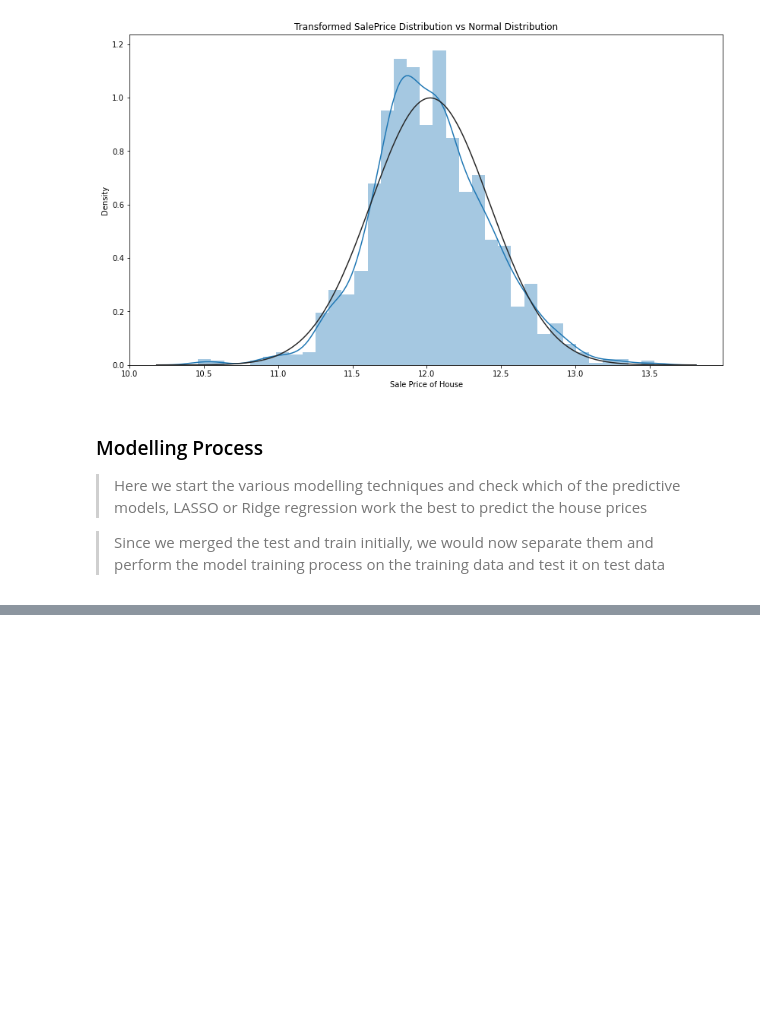
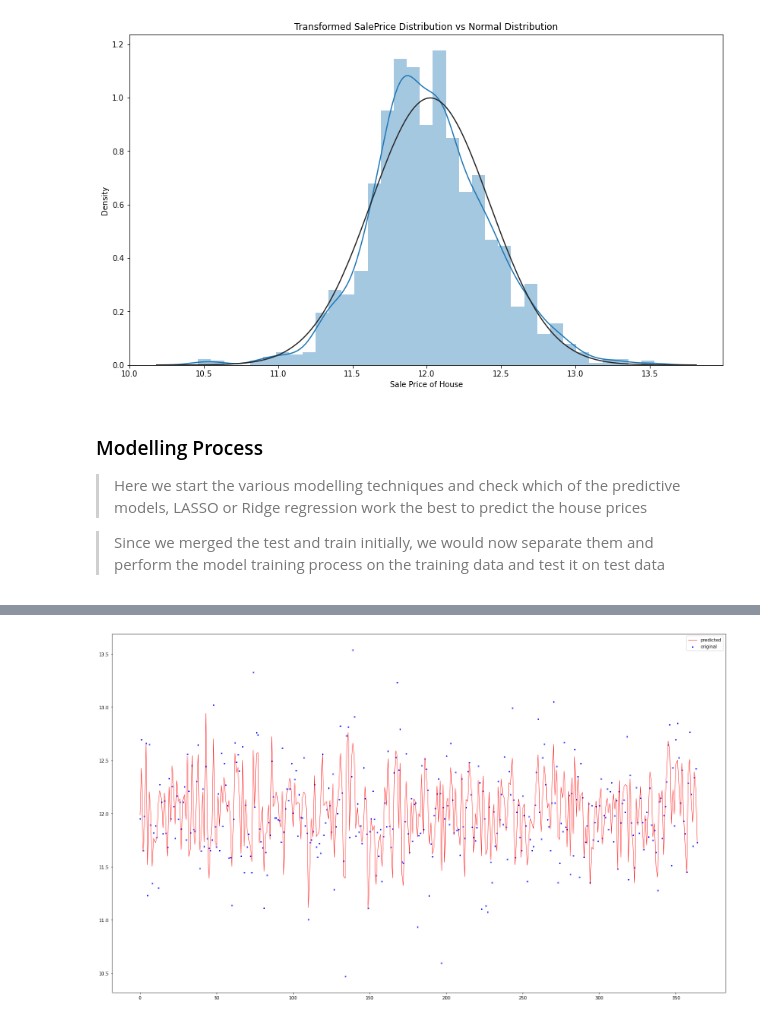
Before and after one commit to gopala-goyal/housing-prices-predictive-modelling, a Jupyter notebook: Housing_Prices_Prediction.ipynb, the cells around one changed output, grey strips where cells are left out. Saved outputs shown, nothing was run; the diff lists cells and outputs as text; code cells hidden in the pictures; blank space fills up the shorter version.

Commit message:
Modelling

```diff
--- a/Housing_Prices_Prediction.ipynb
+++ b/Housing_Prices_Prediction.ipynb
@@ -420,0 +342,10 @@ test
+# %%
+#Split Train and test data
+training_data = hp_tr_te_dum[:1460]
+testing_data = hp_tr_te_dum[1460:]
+testing_data.reset_index(drop=True)
+#testing_data['Id'] = range(1460, 1460+len(testing_data))
+
+#Splitting training data into training and validation set
+from sklearn.model_selection import train_test_split
+X_train, X_val, Y_train, Y_val = train_test_split(training_data, dependent_log, test_size=0.25, random_state=42)
@@ -421,2 +367,15 @@ test
 # %%
-#Linear Regression
+#LASSO
+
+from sklearn.linear_model import Lasso, LassoCV
+from sklearn.metrics import mean_squared_error
+alphas = [0.1,0.3, 0.5, 0.8, 1]
+lassocv = LassoCV(alphas=alphas, cv=5, verbose=True).fit(X_train,Y_train)
+print(lassocv)
+
+score = lassocv.score(X_train,Y_train)
+ypred = lassocv.predict(X_val)
+mse = mean_squared_error(Y_val,ypred)
+
+print("Alpha:{0:.2f}, R2:{1:.3f}, MSE:{2:.2f}, RMSE:{3:.2f}"
+    .format(lassocv.alpha_, score, mse, np.sqrt(mse)))
@@ -422,0 +387,11 @@ test
+# %%
+#Plot the Lasso Cross Validation graph
+
+x_ax = range(len(X_val))
+plt.figure(figsize = (25,15))
+plt.scatter(x_ax, Y_val, s=5, color="blue", label="original")
+plt.plot(x_ax, ypred, lw=0.8, color="red", label="predicted")
+plt.legend()
+plt.show()
+# %% [output]
+[figure, added]
```
Also changed, not shown: parts of 13 cells of this notebook, 1 other file.
